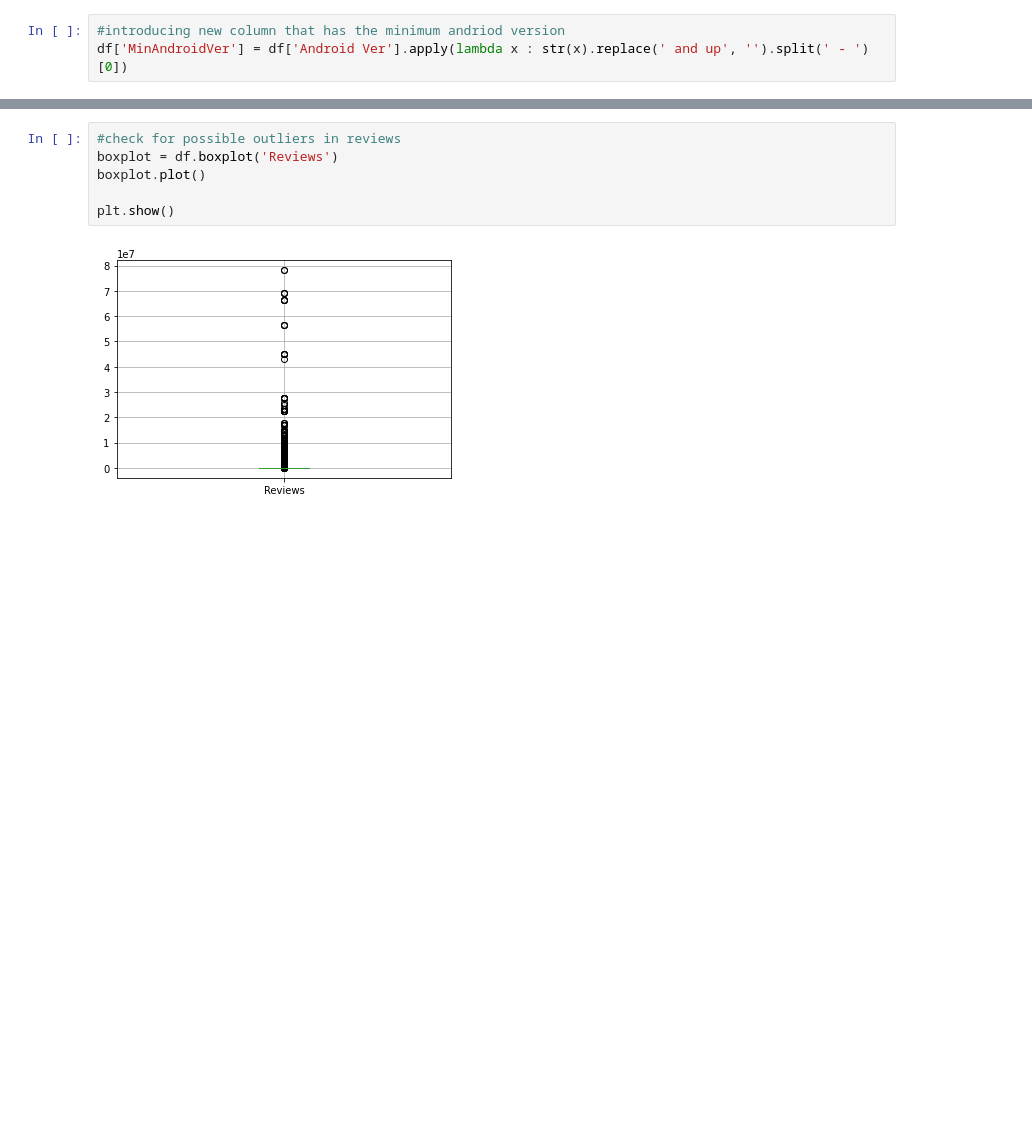
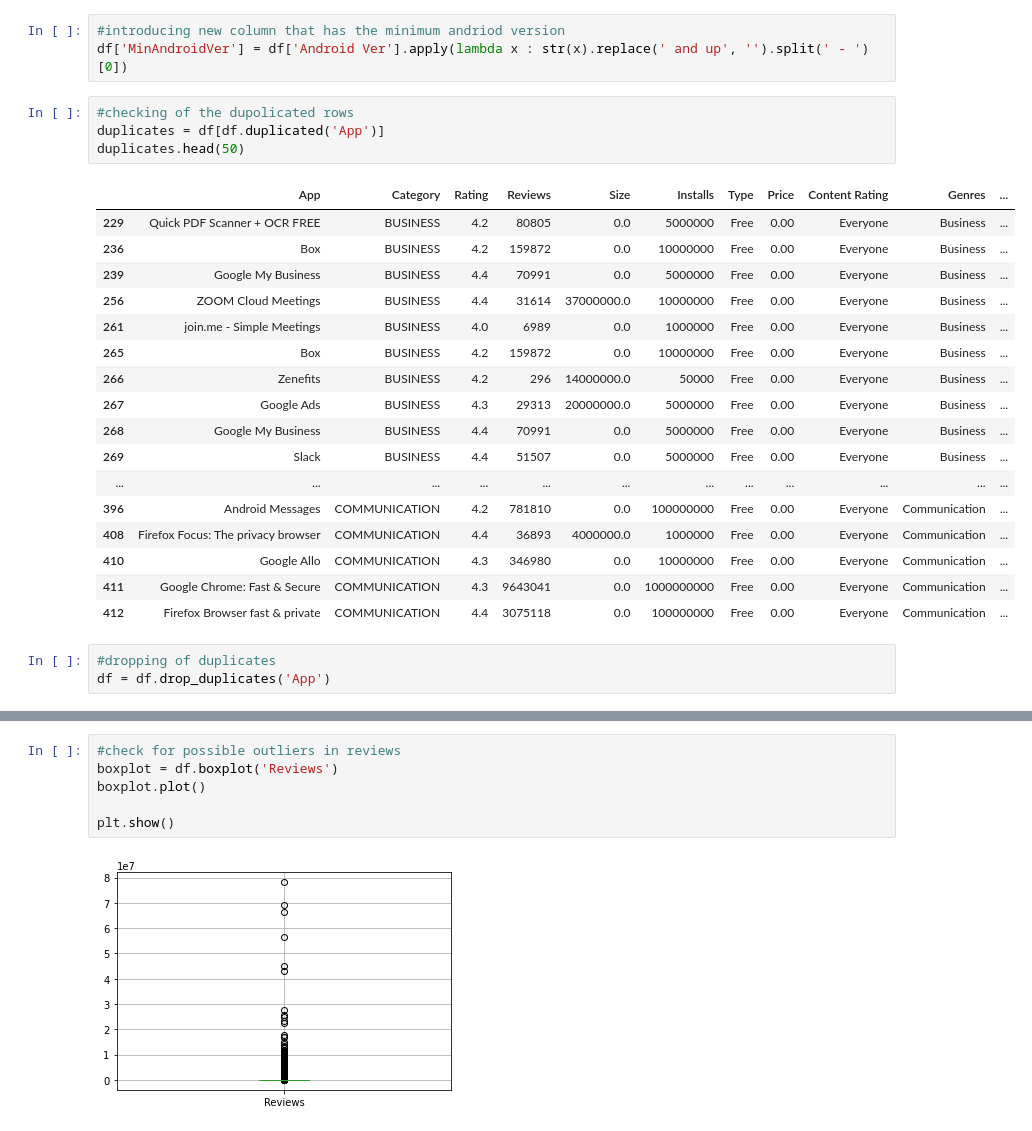
Before and after one commit to Chin-JunJiang/Portfolio-Projects, a Jupyter notebook: Python/Data_Cleaning/GooglePlayStore_DataCleaning.ipynb, the cells around one changed output, grey strips where cells are left out. Saved outputs shown, nothing was run; the diff lists cells and outputs as text; blank space fills up the shorter version.

```diff
--- a/Python/Data_Cleaning/GooglePlayStore_DataCleaning.ipynb
+++ b/Python/Data_Cleaning/GooglePlayStore_DataCleaning.ipynb
@@ -379,6 +379,31 @@ Name: Android Ver, dtype: int64
 # %%
 #introducing new column that has the minimum andriod version
 df['MinAndroidVer'] = df['Android Ver'].apply(lambda x : str(x).replace(' and up', '').split(' - ')[0])
+# %%
+#checking of the dupolicated rows
+duplicates = df[df.duplicated('App')]
+duplicates.head(50)
+# %% [output]
+|  | App | Category | Rating | Reviews | Size | Installs | Type | Price | Content Rating | Genres | ... |
+| 229 | Quick PDF Scanner + OCR FREE | BUSINESS | 4.2 | 80805 | 0.0 | 5000000 | Free | 0.00 | Everyone | Business | ... |
+| 236 | Box | BUSINESS | 4.2 | 159872 | 0.0 | 10000000 | Free | 0.00 | Everyone | Business | ... |
+| 239 | Google My Business | BUSINESS | 4.4 | 70991 | 0.0 | 5000000 | Free | 0.00 | Everyone | Business | ... |
+| 256 | ZOOM Cloud Meetings | BUSINESS | 4.4 | 31614 | 37000000.0 | 10000000 | Free | 0.00 | Everyone | Business | ... |
+| 261 | join.me - Simple Meetings | BUSINESS | 4.0 | 6989 | 0.0 | 1000000 | Free | 0.00 | Everyone | Business | ... |
+| 265 | Box | BUSINESS | 4.2 | 159872 | 0.0 | 10000000 | Free | 0.00 | Everyone | Business | ... |
+| 266 | Zenefits | BUSINESS | 4.2 | 296 | 14000000.0 | 50000 | Free | 0.00 | Everyone | Business | ... |
+| 267 | Google Ads | BUSINESS | 4.3 | 29313 | 20000000.0 | 5000000 | Free | 0.00 | Everyone | Business | ... |
+| 268 | Google My Business | BUSINESS | 4.4 | 70991 | 0.0 | 5000000 | Free | 0.00 | Everyone | Business | ... |
+| 269 | Slack | BUSINESS | 4.4 | 51507 | 0.0 | 5000000 | Free | 0.00 | Everyone | Business | ... |
+| ... | ... | ... | ... | ... | ... | ... | ... | ... | ... | ... | ... |
+| 396 | Android Messages | COMMUNICATION | 4.2 | 781810 | 0.0 | 100000000 | Free | 0.00 | Everyone | Communication | ... |
+| 408 | Firefox Focus: The privacy browser | COMMUNICATION | 4.4 | 36893 | 4000000.0 | 1000000 | Free | 0.00 | Everyone | Communication | ... |
+| 410 | Google Allo | COMMUNICATION | 4.3 | 346980 | 0.0 | 10000000 | Free | 0.00 | Everyone | Communication | ... |
+| 411 | Google Chrome: Fast & Secure | COMMUNICATION | 4.3 | 9643041 | 0.0 | 1000000000 | Free | 0.00 | Everyone | Communication | ... |
+| 412 | Firefox Browser fast & private | COMMUNICATION | 4.4 | 3075118 | 0.0 | 100000000 | Free | 0.00 | Everyone | Communication | ... |
+# %%
+#dropping of duplicates
+df = df.drop_duplicates('App')
 # %%
 #checking for outliers for numerical datas and columns to be checked individually due to large variation in magnitudes
 #check for possible outliers in rating, values are valid as values are within 1-5 region
```
Also changed, not shown: parts of 27 cells of this notebook.
